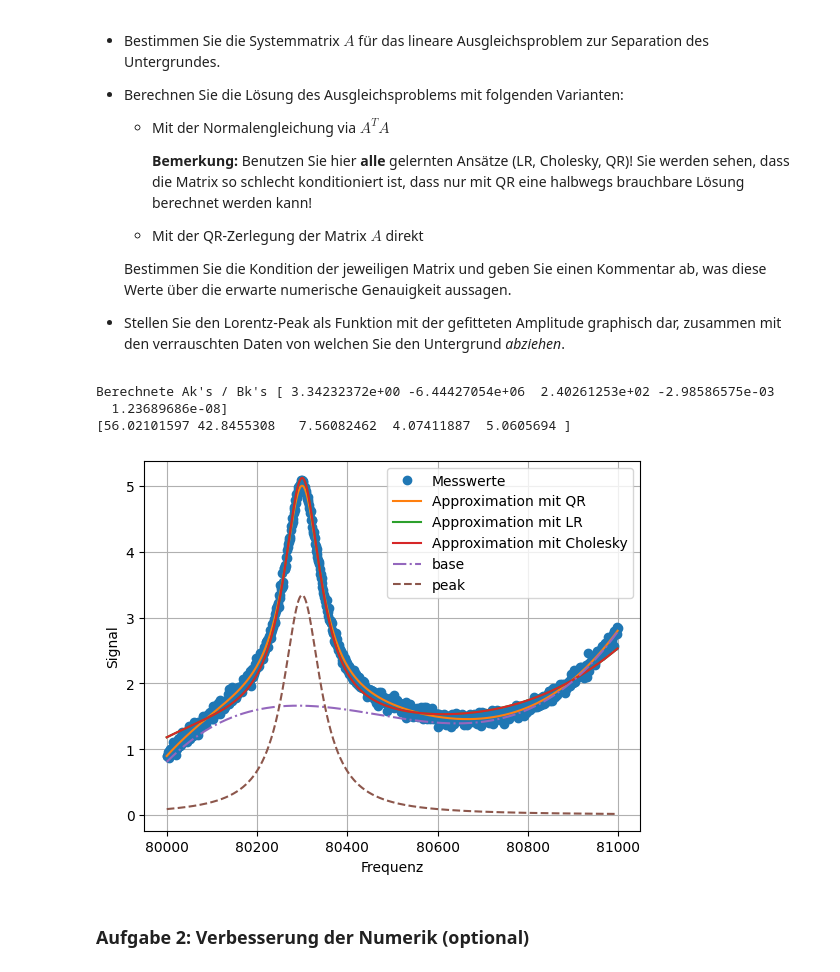
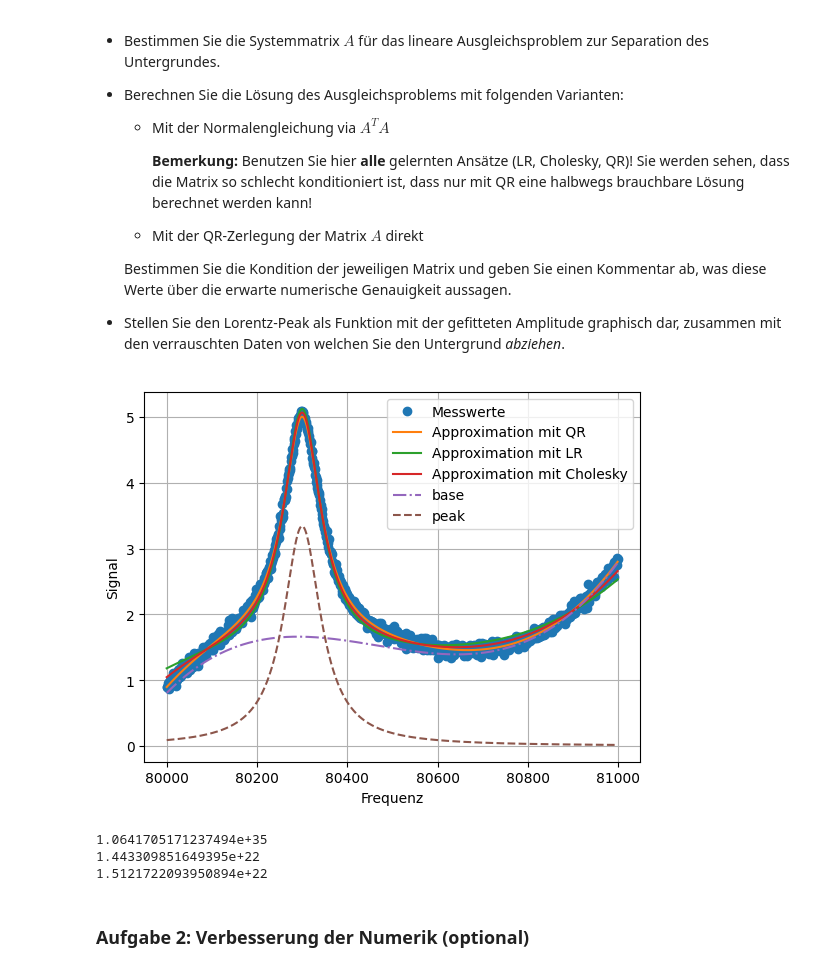
Before and after one commit to hollejon/Numerik, a Jupyter notebook: praktikum5/ModelFitMesstechnikBeispiel.ipynb, the cells around one changed output. Drawn from its saved outputs; the diff is of its cells as text; code cells hidden in the pictures.

Commit message:
condition

```diff
--- a/praktikum5/ModelFitMesstechnikBeispiel.ipynb
+++ b/praktikum5/ModelFitMesstechnikBeispiel.ipynb
@@ -96,7 +96,7 @@ Q,R = np.linalg.qr(A)
 # Solve liner system with QR
 y_num =  np.dot(Q.T, y_m)
 alpha = solve_triangular(R, y_num, trans=0, lower=False, unit_diagonal=False, overwrite_b=False, check_finite=True)
-print("Berechnete Ak's / Bk's", alpha)
+
 
 # Solve linear system with LR
 b=y_m
@@ -104,61 +104,60 @@ ATA = np.dot(A.T, A)
 ATb = np.dot(A.T, b)
 alphalr = np.linalg.solve(ATA, ATb)
 
-# Solve linear System with cholesky
-ATA = np.dot(A.T, A)
-L = cholesky(ATA)
-alphacy = solve_triangular(L, ATb, lower=True)
 
-print(alphacy)
-"""
-# Lösen Sie mit Hilfe der Cholesky-Zerlegung
-L = cholesky(AtA)
-c = np.linalg.solve(L, A @ y_m)
-
-# Cholesky-Zerlegung der Matrix AtA
-L = cholesky(AtA)
-
-# Lösen des linearen Systems
-y = solve_triangular(L, A @ y_m, lower=True)
-c = solve_triangular(L.T, y, lower=False)
-print(y)
-print(c)
-"""
+#Cholesky
+L = np.linalg.cholesky(ATA)
+y = np.linalg.solve(L, ATb)
+alphacy = np.linalg.solve(L.T, y)
 
 # define zero Vectors
 y_m1 = np.zeros(len(t))
 y_mLR = np.zeros(len(t))
 y_mcy = np.zeros(len(t))
 base = np.zeros(len(t))
 peak = np.zeros(len(t))
 back = np.zeros(len(t))
 
 # Create data Vectors from calculated coefficients
 for i in range(0, len(t)):
     y_m1[i] = alpha[0]*A1(t[i]) + alpha[1] + alpha[2]*t[i] + alpha[3]*t[i]**2 + alpha[4]*t[i]**3
     y_mLR[i] = alphalr[0]*A1(t[i]) + alphalr[1] + alphalr[2]*t[i] + alphalr[3]*t[i]**2 + alphalr[4]*t[i]**3
-    y_mcy[i] = alphalr[0]*A1(t[i]) + alphalr[1] + alphalr[2]*t[i] + alphalr[3]*t[i]**2 + alphalr[4]*t[i]**3
+    y_mcy[i] = alphacy[0]*A1(t[i]) + alphacy[1] + alphacy[2]*t[i] + alphacy[3]*t[i]**2 + alphacy[4]*t[i]**3
     base[i] = alpha[1] + alpha[2]*t[i] +  alpha[3]*t[i]**2 + alpha[4]*t[i]**3
     peak[i] = alpha[0]*A1(t[i])
     #back[i] = alpha[0]*A0(t[i]) - alpha[1] - alpha[2]*t[i] - alpha[3]*t[i]**2 - alpha[4]*t[i]**3
 
 
 plt.plot(t,y_m,'o', label='Messwerte')
 plt.plot(t,y_m1,'-', label='Approximation mit QR')
 plt.plot(t,y_mLR,'-', label='Approximation mit LR')
 plt.plot(t,y_mcy,'-', label='Approximation mit Cholesky')
 plt.plot(t,base,'-.', label ='base')
 plt.plot(t,peak,'--',label='peak')
 plt.xlabel('Frequenz')
 plt.ylabel('Signal')
 plt.legend()
 plt.grid()
 plt.show()
+
+
+
+
+# Conditions of the different approaches
+
+# Condition of LR Solving
+print(np.linalg.cond(ATA))
+# Condiiton of QR Solving
+print(np.linalg.cond(R))
+# The QR Solving Method comes up with the lowest condition of the Solving Matrix
+
+# Condition of Cholseky Solving
+print(np.linalg.cond(L))
 # %% [output]
+[figure, new version]
-Berechnete Ak's / Bk's [ 3.34232372e+00 -6.44427054e+06  2.40261253e+02 -2.98586575e-03
-  1.23689686e-08]
-[56.02101597 42.8455308   7.56082462  4.07411887  5.0605694 ]
+1.0641705171237494e+35
+1.443309851649395e+22
+1.5121722093950894e+22
-[figure, old version]
 # %% [markdown]
 ### Aufgabe 2: Verbesserung der Numerik (optional)
 # %% [markdown]
```
